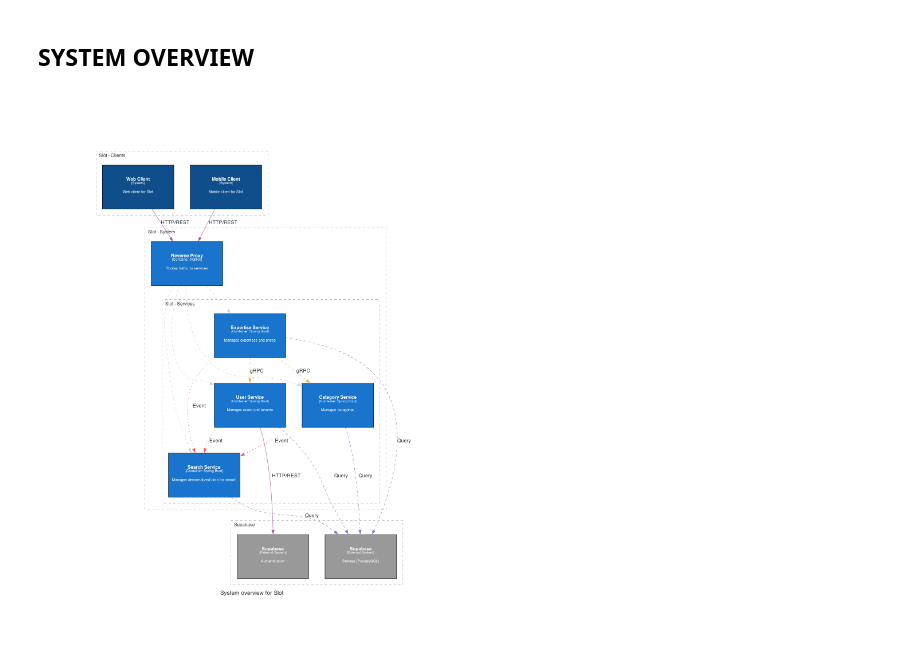
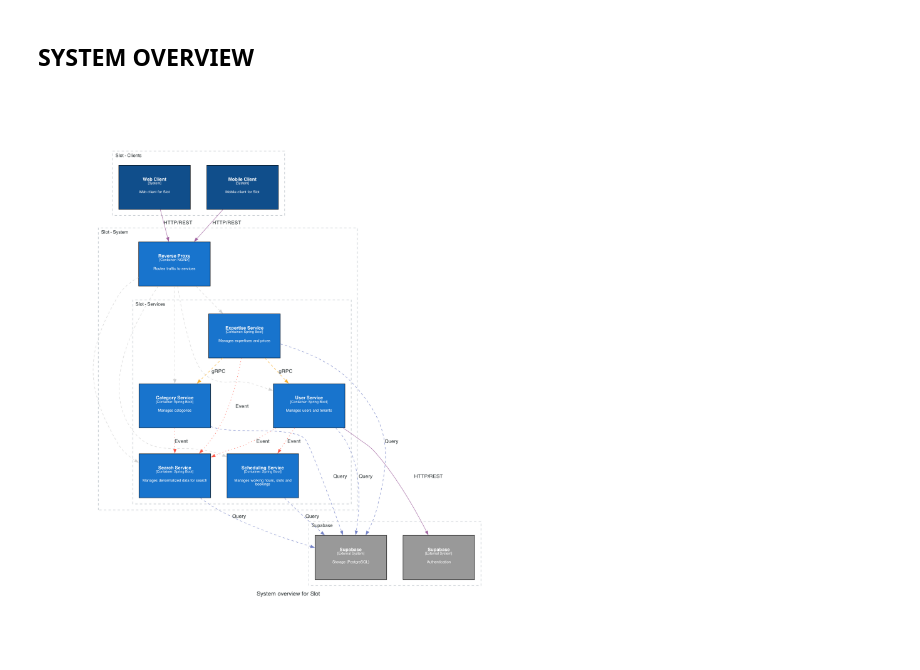
Before and after one commit to nikolamanojlovic/slot-diagrams, a Jupyter notebook: architecture_overview.ipynb, the cells around one changed output. Cells and saved outputs as stored; diff of their text form; code cells hidden in the pictures.

Commit message:
more graphs

```diff
--- a/architecture_overview.ipynb
+++ b/architecture_overview.ipynb
@@ -8,8 +8,8 @@ from diagrams.c4 import Person, Container, Database, System, SystemBoundary,  Re
 # %% [markdown]
 ## **SYSTEM OVERVIEW**
 # %%
-http  = Edge(label="HTTP/REST", color="#a265a1")
-grpc  = Edge(label="gRPC", color="#f8af2c", style="dashed")
+http = Edge(label="HTTP/REST", color="#a265a1")
+grpc = Edge(label="gRPC", color="#f8af2c", style="dashed")
 event = Edge(label="Event", color="#fd5847", style="dotted")
 query = Edge(label="Query", color="#7684c8", style="dashed")
 
@@ -33,7 +33,7 @@ with Diagram("System overview for Slot", direction="TB", graph_attr=graph_attr,
         )
 
     with SystemBoundary("Slot - Clients"):
-        client_web    = System(name="Web Client",    description="Web client for Slot")
+        client_web = System(name="Web Client", description="Web client for Slot")
         client_mobile = System(name="Mobile Client", description="Mobile client for Slot")
 
     with SystemBoundary("Slot - System"):
@@ -51,34 +51,39 @@ with Diagram("System overview for Slot", direction="TB", graph_attr=graph_attr,
             )
             category_service = Container(
                 name="Category Service",
                 technology="Spring Boot",
                 description="Manages categories",
             )
             expertise_service = Container(
                 name="Expertise Service",
                 technology="Spring Boot",
                 description="Manages expertises and prices",
             )
             search_service = Container(
                 name="Search Service",
                 technology="Spring Boot",
                 description="Manages denormalized data for search",
             )
+            scheduling_service = Container(
+                name="Scheduling Service",
+                technology="Spring Boot",
+                description="Manages working hours, slots and bookings",
+            )
 
     [client_web, client_mobile] >> http >> reverse_proxy
-    reverse_proxy >> subtle >> [user_service, category_service, expertise_service, search_service]
+    reverse_proxy >> subtle >> [user_service, category_service, expertise_service, search_service, scheduling_service]
 
     user_service >> http >> supabase_auth
     expertise_service >> grpc >> user_service
     expertise_service >> grpc >> category_service
 
     user_service >> event >> search_service
+    user_service >> event >> scheduling_service
     category_service >> event >> search_service
     expertise_service >> event >> search_service
 
-    [user_service, category_service, expertise_service, search_service] >> query >> supabase_db
-
+    [user_service, category_service, expertise_service, search_service, scheduling_service] >> query >> supabase_db
 
 display(Image("system_overview_for_slot.png"))
 # %% [output]
-[figure, old version]
+[figure, new version]
```
Also changed, not shown: parts of 1 cell of this notebook, 5 other files.
